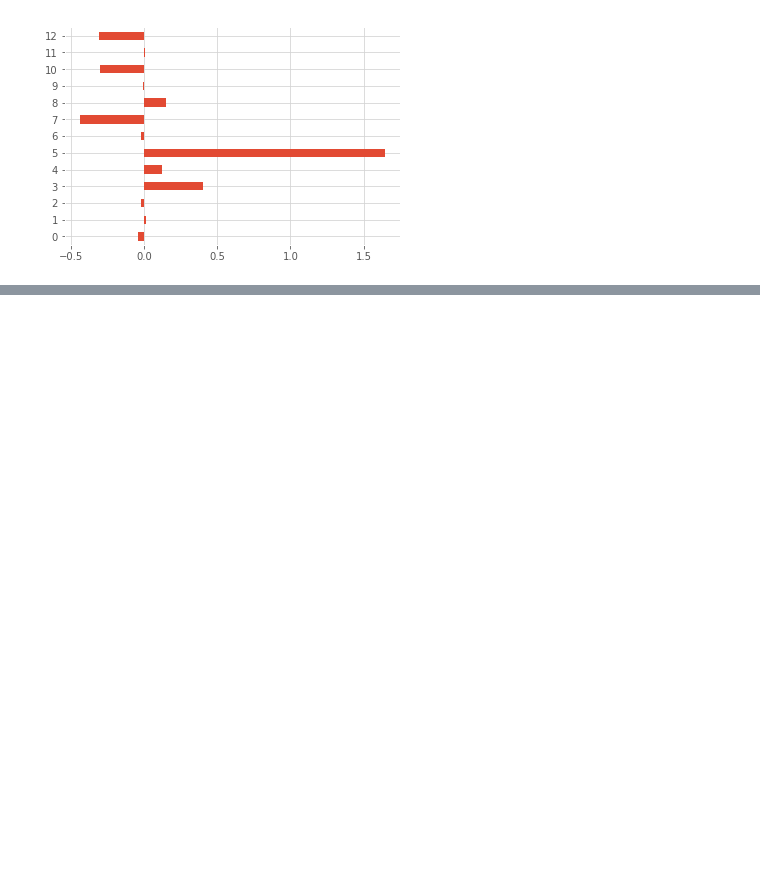
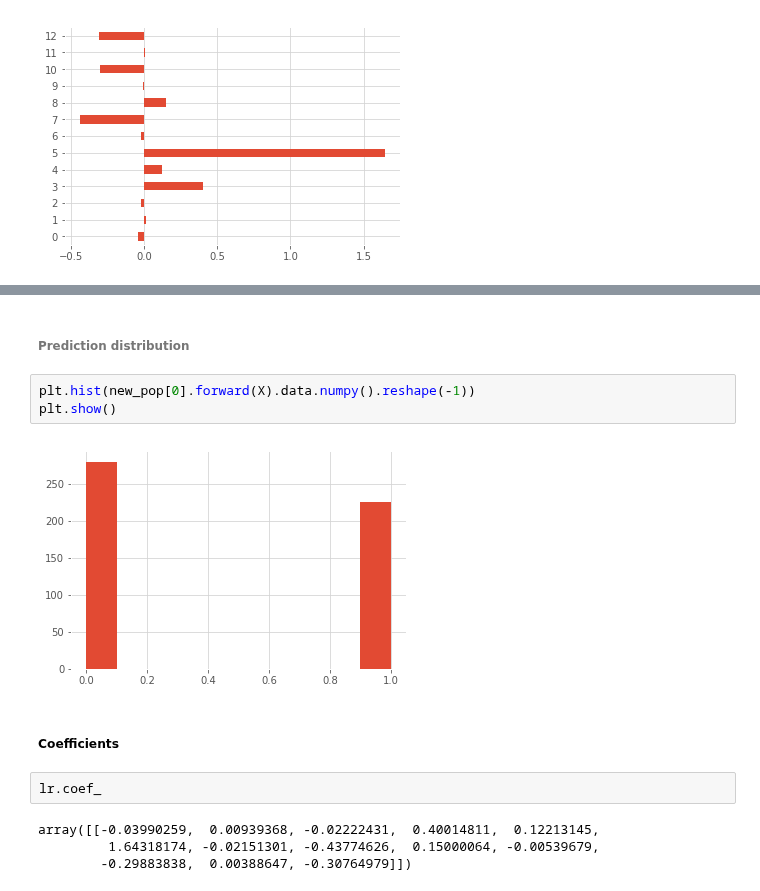
Before and after one commit to TheoLvs/reinforcement-learning, a Jupyter notebook: 4. Chrome Dino/20180203 - Genetic algorithms experiments.ipynb, the cells around one changed output, grey strips where cells are left out. Drawn from its saved outputs; the diff is of its cells as text; blank space fills up the shorter version.

```diff
--- a/4. Chrome Dino/20180203 - Genetic algorithms experiments.ipynb
+++ b/4. Chrome Dino/20180203 - Genetic algorithms experiments.ipynb
@@ -299,0 +350,15 @@ pd.Series(lr.coef_[0]).plot(kind = "barh")
+# %% [markdown]
+###### Prediction distribution
+# %%
+plt.hist(new_pop[0].forward(X).data.numpy().reshape(-1))
+plt.show()
+# %% [output]
+[figure, added]
+# %% [markdown]
+##### Coefficients
+# %%
+lr.coef_
+# %% [output]
+array([[-0.03990259,  0.00939368, -0.02222431,  0.40014811,  0.12213145,
+         1.64318174, -0.02151301, -0.43774626,  0.15000064, -0.00539679,
+        -0.29883838,  0.00388647, -0.30764979]])
```
Also changed, not shown: parts of 19 cells of this notebook, 1 other file.
